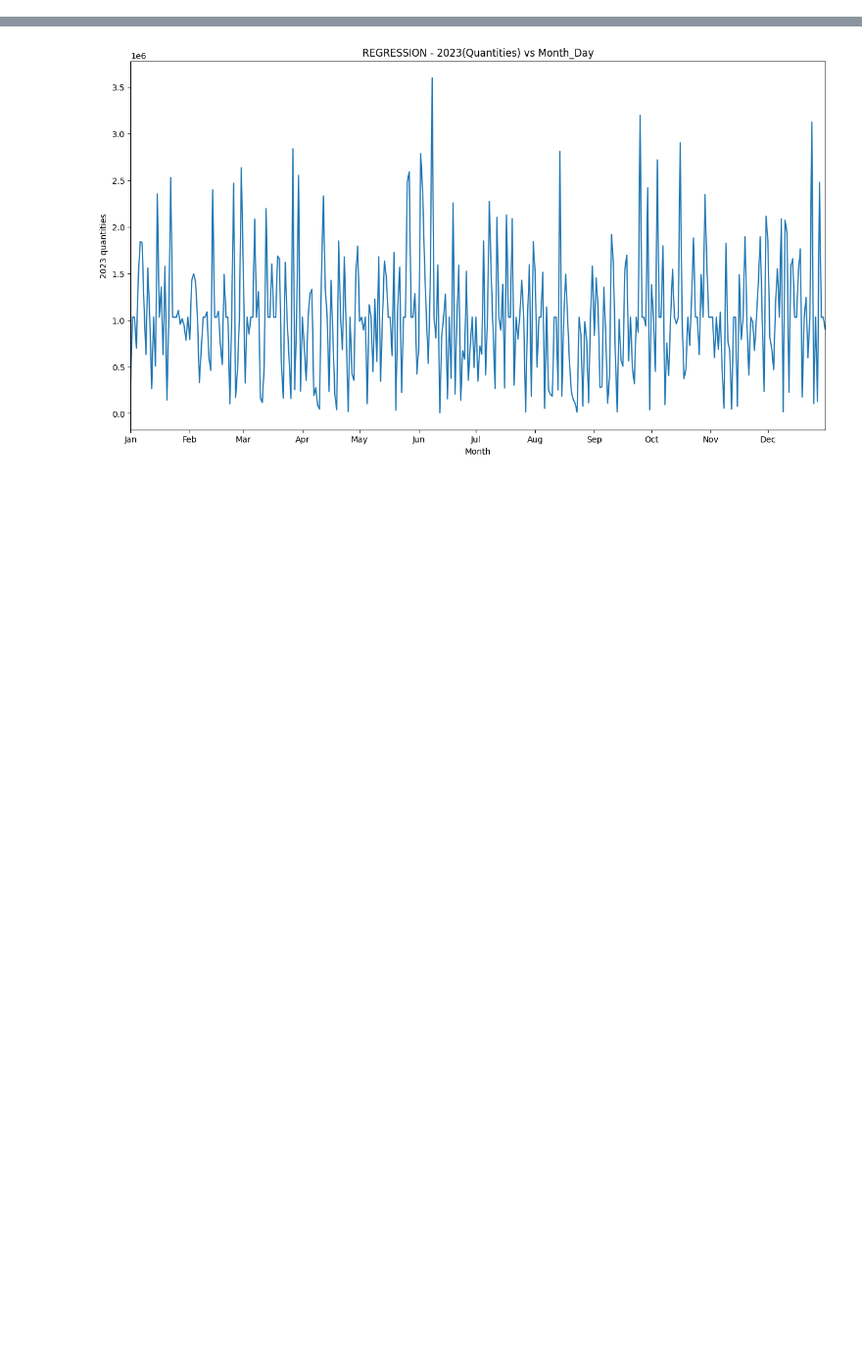
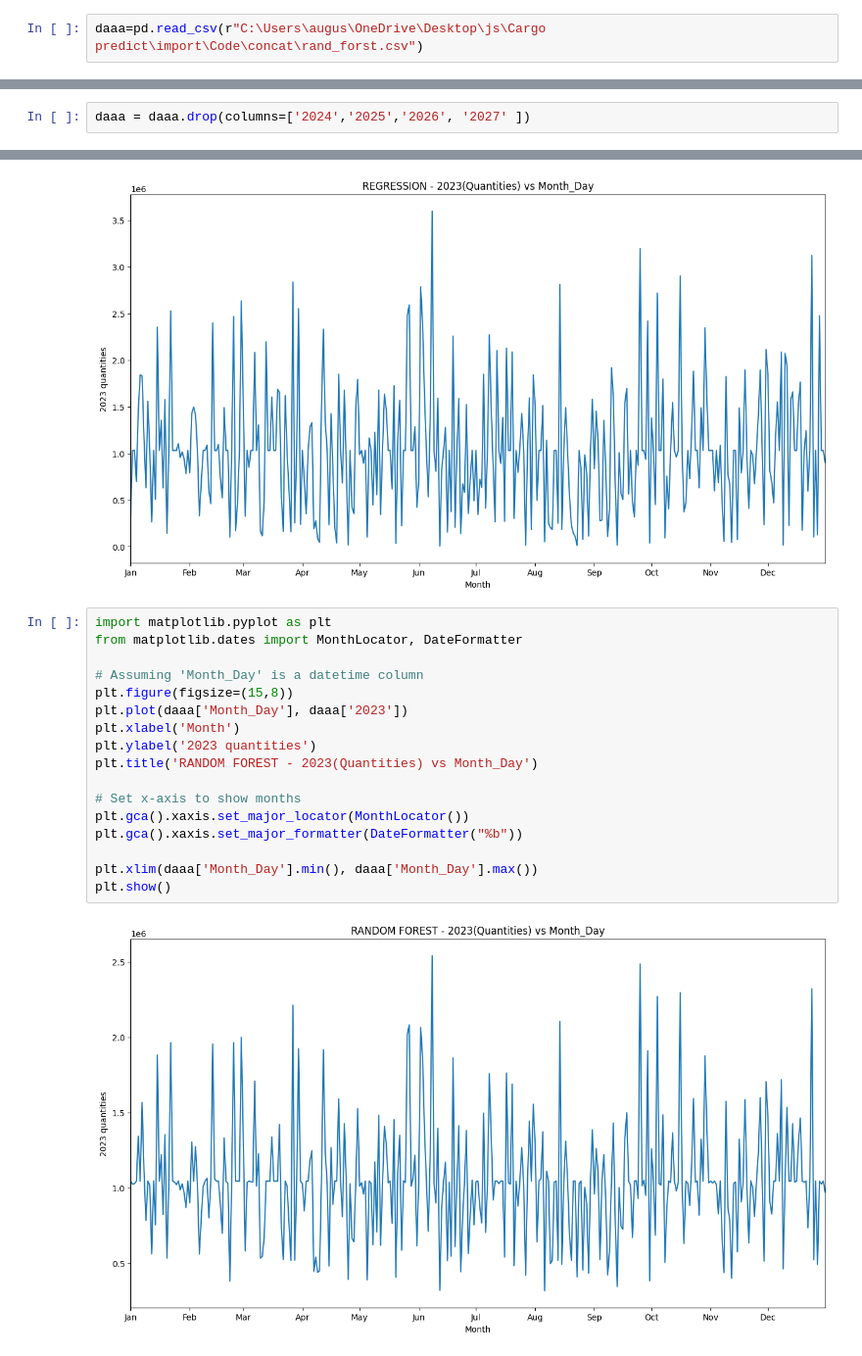
Before and after one commit to NATPAC-Internship/Augustine, a Jupyter notebook: import/Code/concat/plotF.ipynb, the cells around one changed output, grey strips where cells are left out. Shown: that part at 98% size. Drawn from its saved outputs; the diff is of its cells as text; blank space fills up the shorter version.

```diff
--- a/import/Code/concat/plotF.ipynb
+++ b/import/Code/concat/plotF.ipynb
@@ -27,5 +19,7 @@ df
 | 363 | 12-30 | 1030556.0 | 1054901.0 | 134188.0 | 178873.0 | 416466.0 |
 | 364 | 12-31 | 903441.0 | 1088381.0 | 985410.0 | 1001102.0 | 1218553.0 |
 365 rows × 6 columns
+# %%
+daaa=pd.read_csv(r"C:\Users\augus\OneDrive\Desktop\js\Cargo predict\import\Code\concat\rand_forst.csv")
 # %%
 df = df.drop(columns=['2024','2025','2026',	'2027' ])
@@ -48,3 +26,5 @@ df
+# %%
+daaa = daaa.drop(columns=['2024','2025','2026',	'2027' ])
 # %%
 df.to_csv(r'C:\Users\augus\OneDrive\Desktop\js\Cargo predict\import\dataset\final_prediction.csv', index=False)
 # %%
@@ -93,3 +72,22 @@ plt.xlim(df['Month_Day'].min(), df['Month_Day'].max())
 plt.show()
 # %% [output]
 [figure]
+# %%
+import matplotlib.pyplot as plt
+from matplotlib.dates import MonthLocator, DateFormatter
+
+# Assuming 'Month_Day' is a datetime column
+plt.figure(figsize=(15,8))
+plt.plot(daaa['Month_Day'], daaa['2023'])
+plt.xlabel('Month')
+plt.ylabel('2023 quantities')
+plt.title('RANDOM FOREST - 2023(Quantities) vs Month_Day')
+
+# Set x-axis to show months
+plt.gca().xaxis.set_major_locator(MonthLocator())
+plt.gca().xaxis.set_major_formatter(DateFormatter("%b"))
+
+plt.xlim(daaa['Month_Day'].min(), daaa['Month_Day'].max())
+plt.show()
+# %% [output]
+[figure, added]
```
Also changed, not shown: parts of 4 cells of this notebook, 2 other files.
